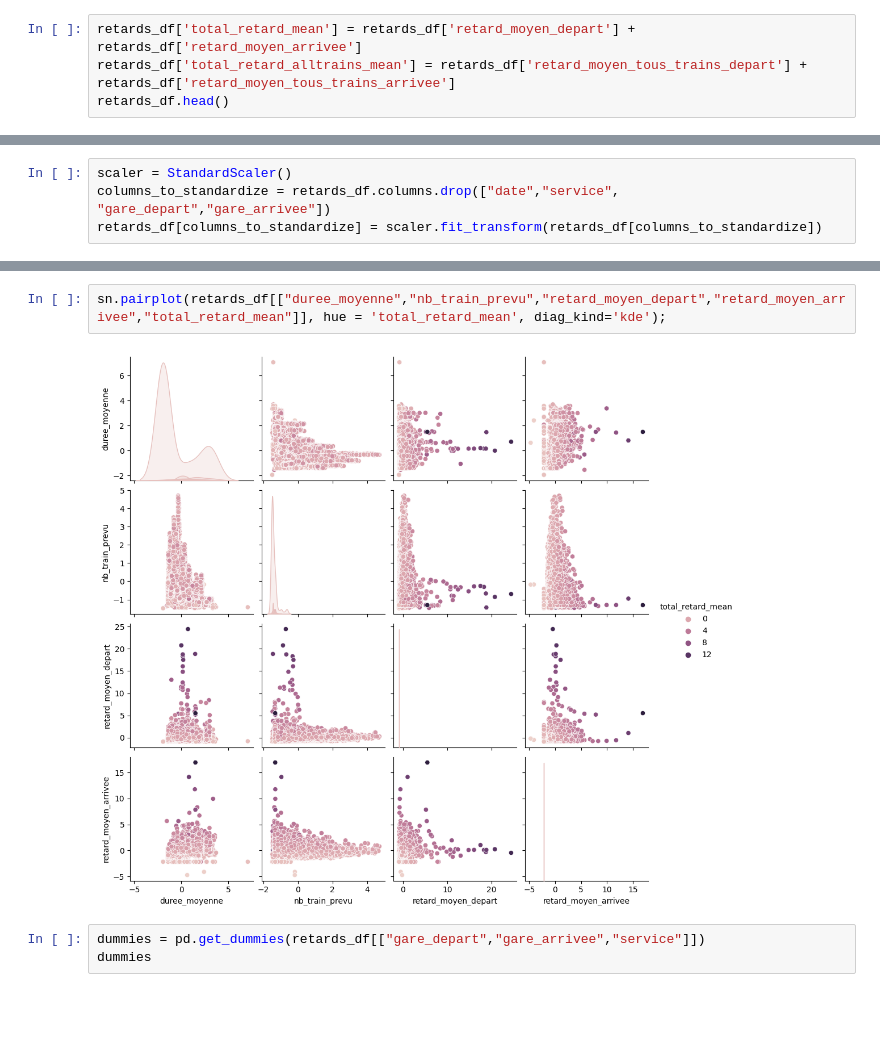
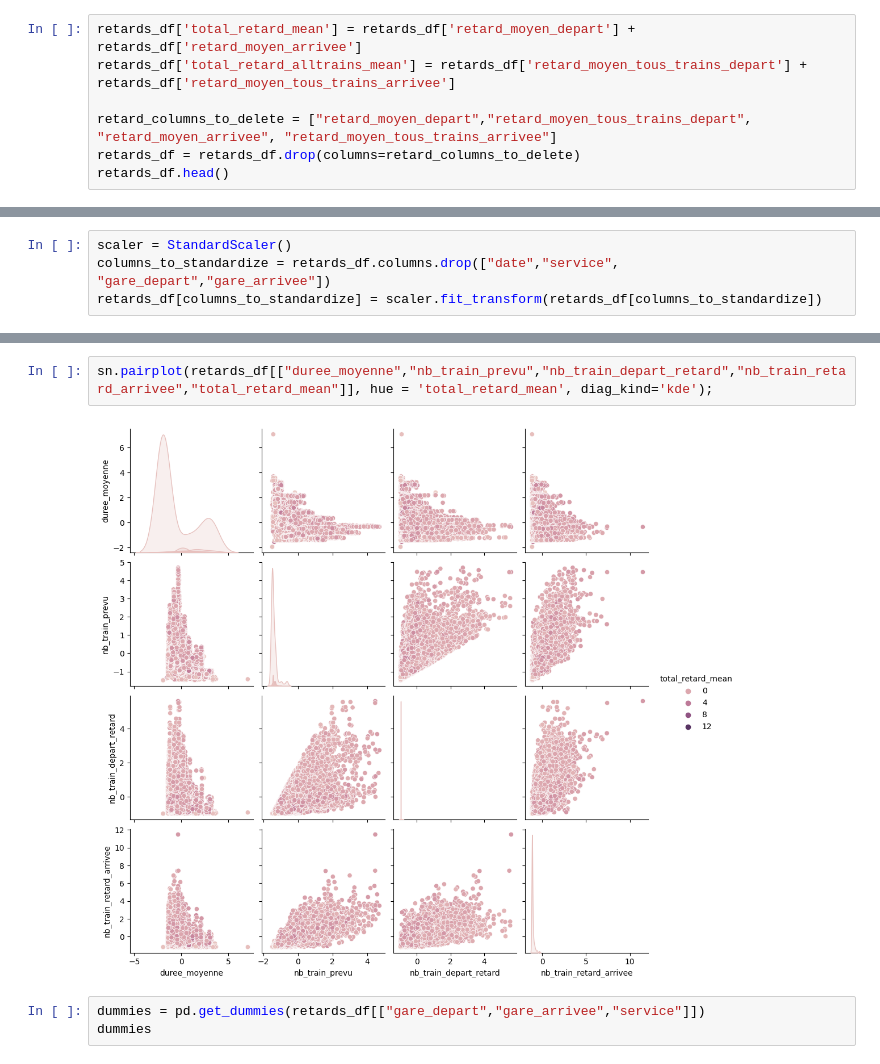
Before and after one commit to Lucasvitoriano25/PredDelay_TGVTrains, a Jupyter notebook: main.ipynb, the cells around one changed output, grey strips where cells are left out. Saved outputs shown, nothing was run; the diff lists cells and outputs as text; blank space fills up the shorter version.

```diff
--- a/main.ipynb
+++ b/main.ipynb
@@ -104,6 +99,9 @@ retards_df.head()
 # %%
 retards_df['total_retard_mean'] = retards_df['retard_moyen_depart'] + retards_df['retard_moyen_arrivee']
 retards_df['total_retard_alltrains_mean'] = retards_df['retard_moyen_tous_trains_depart'] + retards_df['retard_moyen_tous_trains_arrivee']
+
+retard_columns_to_delete = ["retard_moyen_depart","retard_moyen_tous_trains_depart", "retard_moyen_arrivee", "retard_moyen_tous_trains_arrivee"]
+retards_df = retards_df.drop(columns=retard_columns_to_delete)
 retards_df.head()
 # %% [output]
 |  | date | service | gare_depart | gare_arrivee | duree_moyenne | nb_train_prevu | nb_train_depart_retard | ... |
@@ -177,9 +173,9 @@ total_retard_mean                       0
 total_retard_alltrains_mean             0
 dtype: int64
 # %%
-sn.pairplot(retards_df[["duree_moyenne","nb_train_prevu","retard_moyen_depart","retard_moyen_arrivee","total_retard_mean"]], hue = 'total_retard_mean', diag_kind='kde');
+sn.pairplot(retards_df[["duree_moyenne","nb_train_prevu","nb_train_depart_retard","nb_train_retard_arrivee","total_retard_mean"]], hue = 'total_retard_mean', diag_kind='kde');
 # %% [output]
-[figure, old version]
+[figure, new version]
 # %%
 dummies = pd.get_dummies(retards_df[["gare_depart","gare_arrivee","service"]])
 dummies
```
Also changed, not shown: parts of 20 cells of this notebook.
